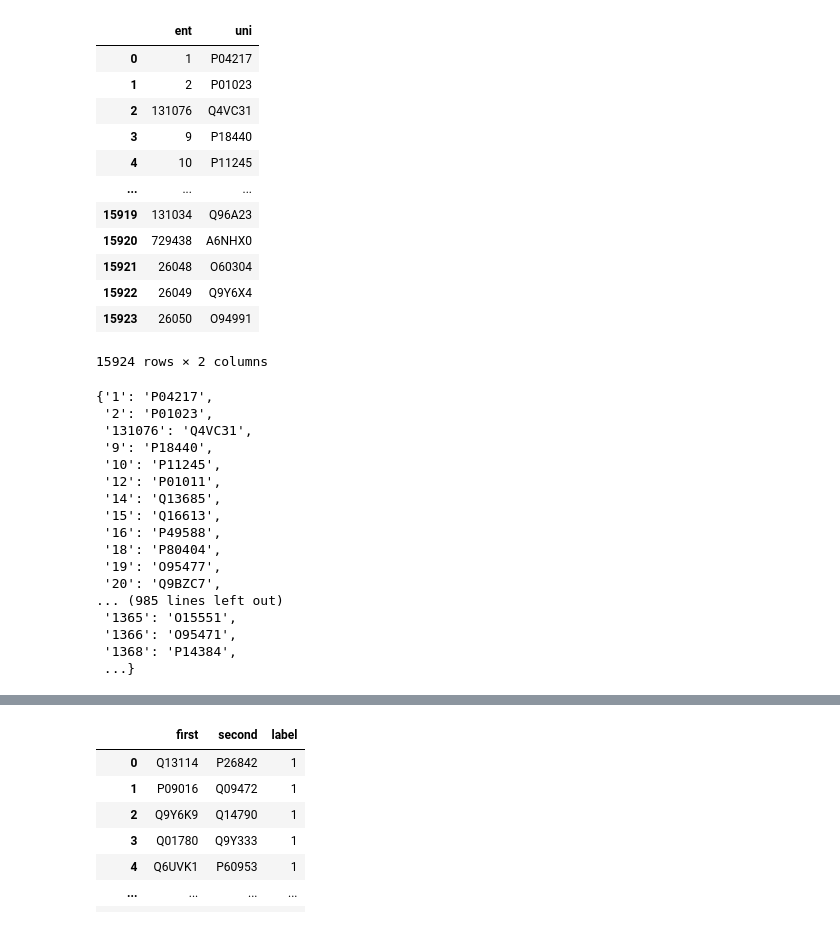
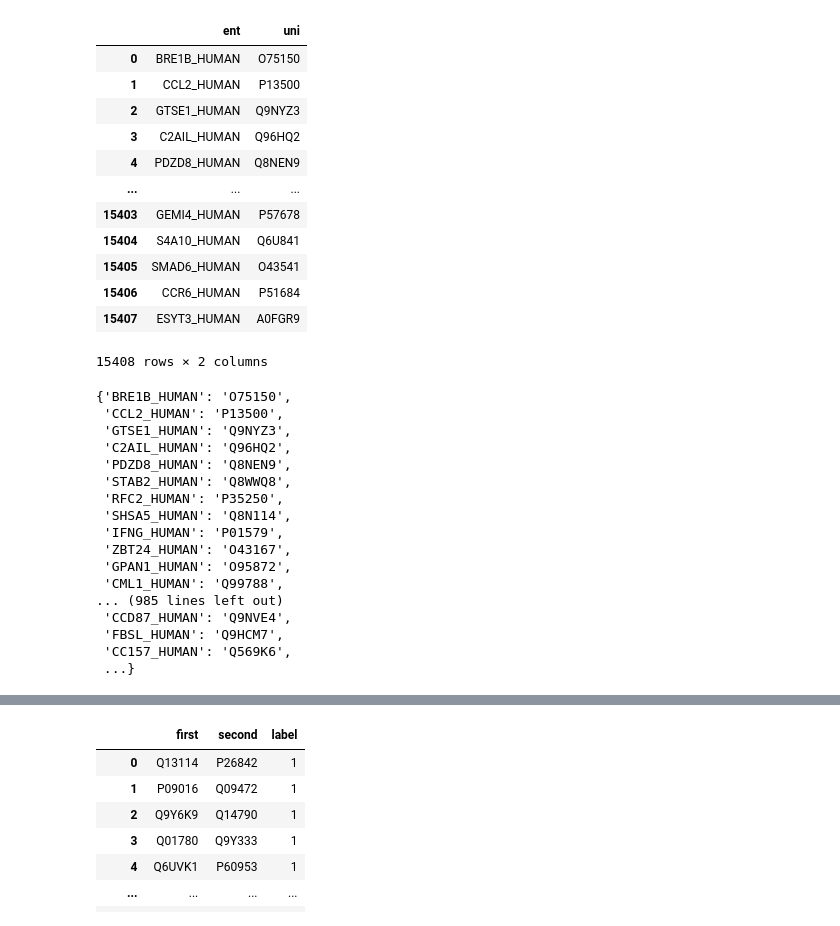
Before and after one commit to anhvt00/MCAPS, a Jupyter notebook: data/External-datasets/HIPPIE/prep_hippie.ipynb, the cells around one changed output, grey strips where cells are left out. Saved outputs shown, nothing was run; the diff lists cells and outputs as text; code cells hidden in the pictures.

```diff
--- a/data/External-datasets/HIPPIE/prep_hippie.ipynb
+++ b/data/External-datasets/HIPPIE/prep_hippie.ipynb
@@ -71,43 +52,43 @@ list(set_hip_orig)
 # %%
 # Create hippie uni dataframe
-df_hip_uni = pd.read_csv('ent2uni.tsv', header=None, sep='\t')
+df_hip_uni = pd.read_csv('hip2uni.tsv', header=None, sep='\t')
 df_hip_uni.columns = ['ent', 'uni']
 df_hip_uni
 # %% [output]
 |  | ent | uni |
-| 0 | 1 | P04217 |
-| 1 | 2 | P01023 |
-| 2 | 131076 | Q4VC31 |
-| 3 | 9 | P18440 |
-| 4 | 10 | P11245 |
+| 0 | BRE1B_HUMAN | O75150 |
+| 1 | CCL2_HUMAN | P13500 |
+| 2 | GTSE1_HUMAN | Q9NYZ3 |
+| 3 | C2AIL_HUMAN | Q96HQ2 |
+| 4 | PDZD8_HUMAN | Q8NEN9 |
 | ... | ... | ... |
-| 15919 | 131034 | Q96A23 |
-| 15920 | 729438 | A6NHX0 |
-| 15921 | 26048 | O60304 |
-| 15922 | 26049 | Q9Y6X4 |
-| 15923 | 26050 | O94991 |
+| 15403 | GEMI4_HUMAN | P57678 |
+| 15404 | S4A10_HUMAN | Q6U841 |
+| 15405 | SMAD6_HUMAN | O43541 |
+| 15406 | CCR6_HUMAN | P51684 |
+| 15407 | ESYT3_HUMAN | A0FGR9 |
-15924 rows × 2 columns
+15408 rows × 2 columns
 # %%
 # Create hip uni dictionary
 dict_hip_uni = {hip: uni for hip, uni in zip(df_hip_uni['ent'].values, df_hip_uni['uni'].values)}
 dict_hip_uni
 # %% [output]
-{'1': 'P04217',
- '2': 'P01023',
- '131076': 'Q4VC31',
- '9': 'P18440',
- '10': 'P11245',
- '12': 'P01011',
- '14': 'Q13685',
- '15': 'Q16613',
- '16': 'P49588',
- '18': 'P80404',
- '19': 'O95477',
- '20': 'Q9BZC7',
+{'BRE1B_HUMAN': 'O75150',
+ 'CCL2_HUMAN': 'P13500',
+ 'GTSE1_HUMAN': 'Q9NYZ3',
+ 'C2AIL_HUMAN': 'Q96HQ2',
+ 'PDZD8_HUMAN': 'Q8NEN9',
+ 'STAB2_HUMAN': 'Q8WWQ8',
+ 'RFC2_HUMAN': 'P35250',
+ 'SHSA5_HUMAN': 'Q8N114',
+ 'IFNG_HUMAN': 'P01579',
+ 'ZBT24_HUMAN': 'O43167',
+ 'GPAN1_HUMAN': 'O95872',
+ 'CML1_HUMAN': 'Q99788',
 ... (985 lines left out)
- '1365': 'O15551',
- '1366': 'O95471',
- '1368': 'P14384',
+ 'CCD87_HUMAN': 'Q9NVE4',
+ 'FBSL_HUMAN': 'Q9HCM7',
+ 'CC157_HUMAN': 'Q569K6',
  ...}
 # %%
 def id_to_uni(id):
```
Also changed, not shown: parts of 13 cells of this notebook, 2 other files.
